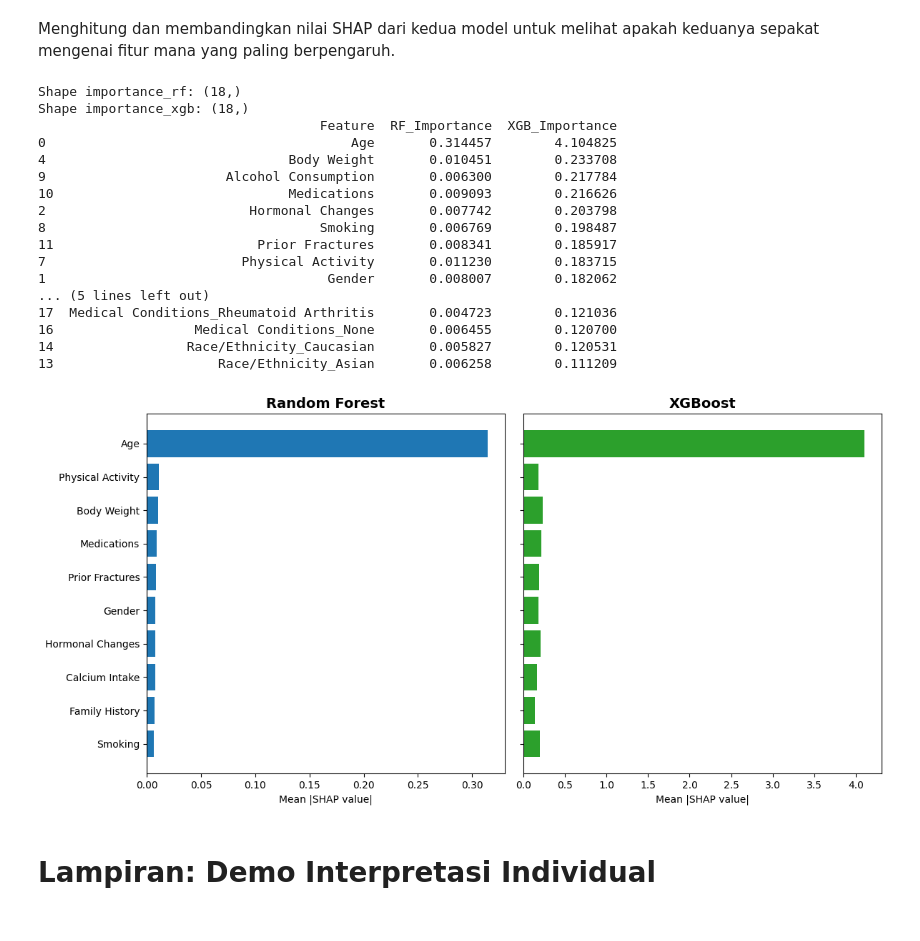
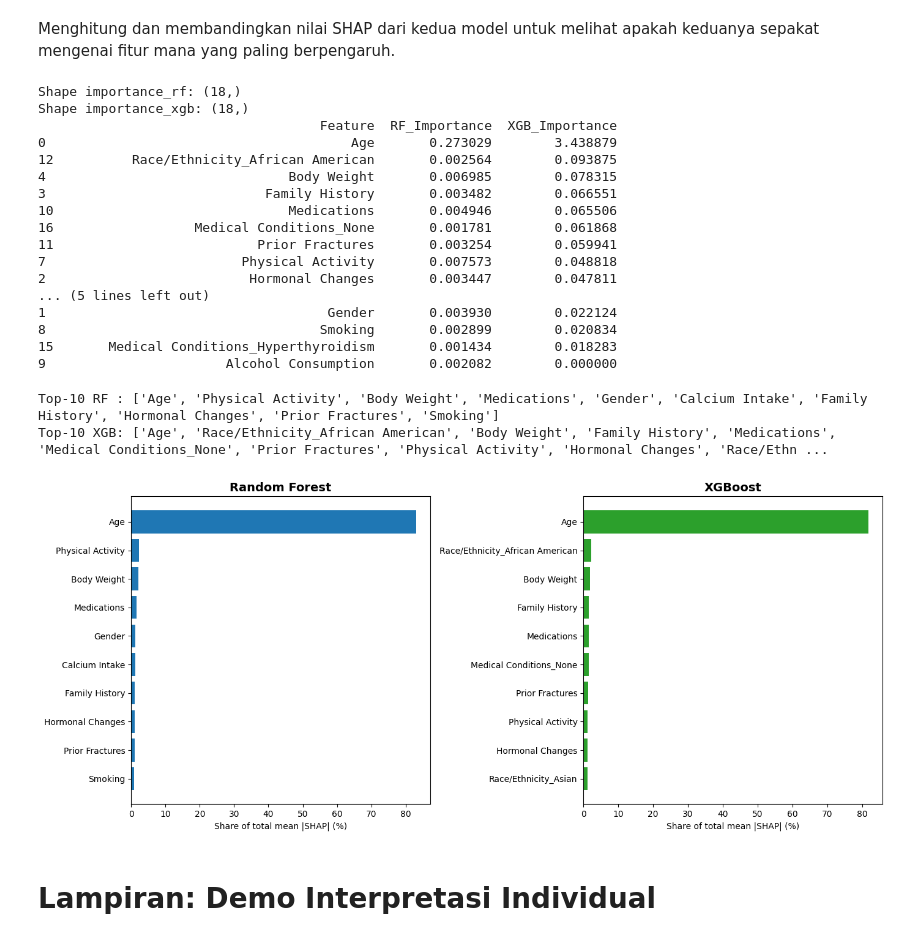
Before and after one commit to Ibnnii/osteoporosis-risk-classification, a Jupyter notebook: Osteoporosis.ipynb, the cells around one changed output. Cells and saved outputs as stored; diff of their text form; code cells hidden in the pictures.

```diff
--- a/Osteoporosis.ipynb
+++ b/Osteoporosis.ipynb
@@ -554,7 +843,7 @@ Seluruh analisis SHAP dikumpulkan dalam satu bagian ini secara berurutan: instal
 !pip install shap -q
 import shap
 # %%
-explainer = shap.TreeExplainer(xgb_model)
+explainer = shap.TreeExplainer(xgb_model_tuned)
 shap_values = explainer.shap_values(X_test)
 
 print("Shape SHAP values:", shap_values.shape)
@@ -562,7 +851,7 @@ print("Shape SHAP values:", shap_values.shape)
 Shape SHAP values: (392, 18)
 # %%
 # Buat explainer SHAP khusus untuk model Random Forest
-explainer_rf = shap.TreeExplainer(rf_model)
+explainer_rf = shap.TreeExplainer(rf_model_tuned)
 
 # Hitung nilai SHAP untuk seluruh data test menggunakan model Random Forest
 shap_values_rf = explainer_rf.shap_values(X_test)
@@ -702,17 +989,17 @@ print(df_importance_compare)
 Shape importance_rf: (18,)
 Shape importance_xgb: (18,)
                                     Feature  RF_Importance  XGB_Importance
-0                                       Age       0.314457        4.104825
-4                               Body Weight       0.010451        0.233708
-9                       Alcohol Consumption       0.006300        0.217784
-10                              Medications       0.009093        0.216626
-2                          Hormonal Changes       0.007742        0.203798
-8                                   Smoking       0.006769        0.198487
-11                          Prior Fractures       0.008341        0.185917
-7                         Physical Activity       0.011230        0.183715
-1                                    Gender       0.008007        0.182062
+0                                       Age       0.273029        3.438879
+12          Race/Ethnicity_African American       0.002564        0.093875
+4                               Body Weight       0.006985        0.078315
+3                            Family History       0.003482        0.066551
+10                              Medications       0.004946        0.065506
+16                  Medical Conditions_None       0.001781        0.061868
+11                          Prior Fractures       0.003254        0.059941
+7                         Physical Activity       0.007573        0.048818
+2                          Hormonal Changes       0.003447        0.047811
 ... (5 lines left out)
-17  Medical Conditions_Rheumatoid Arthritis       0.004723        0.121036
-16                  Medical Conditions_None       0.006455        0.120700
-14                 Race/Ethnicity_Caucasian       0.005827        0.120531
-13                     Race/Ethnicity_Asian       0.006258        0.111209
+1                                    Gender       0.003930        0.022124
+8                                   Smoking       0.002899        0.020834
+15       Medical Conditions_Hyperthyroidism       0.001434        0.018283
+9                       Alcohol Consumption       0.002082        0.000000
@@ -727,24 +1006,39 @@ importance_xgb_ordered = importance_xgb[order_idx]
+# %%
+# Top-10 fitur MASING-MASING model (berdasarkan porsi relatif mean |SHAP|)
+top_n = 10
+idx_rf = np.argsort(share_rf)[::-1][:top_n]
+idx_xgb = np.argsort(share_xgb)[::-1][:top_n]
+
+feat_rf, val_rf = X_test.columns[idx_rf].tolist(), share_rf[idx_rf]
+feat_xgb, val_xgb = X_test.columns[idx_xgb].tolist(), share_xgb[idx_xgb]
+
+print("Top-10 RF :", feat_rf)
+print("Top-10 XGB:", feat_xgb)
+# %% [output]
+Top-10 RF : ['Age', 'Physical Activity', 'Body Weight', 'Medications', 'Gender', 'Calcium Intake', 'Family History', 'Hormonal Changes', 'Prior Fractures', 'Smoking']
+Top-10 XGB: ['Age', 'Race/Ethnicity_African American', 'Body Weight', 'Family History', 'Medications', 'Medical Conditions_None', 'Prior Fractures', 'Physical Activity', 'Hormonal Changes', 'Race/Ethn ...
 # %%
-# Buat 2 bar chart berdampingan dengan SUMBU-Y YANG DIBAGI (sharey=True)
-# supaya nama fitur cuma muncul 1x di kiri, hemat tempat
-fig, axes = plt.subplots(1, 2, figsize=(12, 6), sharey=True)
-y_pos = np.arange(len(features_ordered))
+# Dua bar chart berdampingan; sumbu-y TIDAK dibagi karena tiap model punya top-10 sendiri
+fig, axes = plt.subplots(1, 2, figsize=(14, 6))
+y_pos = np.arange(top_n)
 
-axes[0].barh(y_pos, importance_rf_ordered[::-1], color='#1f77b4')
+axes[0].barh(y_pos, val_rf[::-1], color='#1f77b4')
 axes[0].set_yticks(y_pos)
-axes[0].set_yticklabels(features_ordered[::-1])
+axes[0].set_yticklabels(feat_rf[::-1])
 axes[0].set_title('Random Forest', fontsize=14, fontweight='bold')
-axes[0].set_xlabel('Mean |SHAP value|')
+axes[0].set_xlabel('Share of total mean |SHAP| (%)')
 
-axes[1].barh(y_pos, importance_xgb_ordered[::-1], color='#2ca02c')
+axes[1].barh(y_pos, val_xgb[::-1], color='#2ca02c')
+axes[1].set_yticks(y_pos)
+axes[1].set_yticklabels(feat_xgb[::-1])
 axes[1].set_title('XGBoost', fontsize=14, fontweight='bold')
-axes[1].set_xlabel('Mean |SHAP value|')
+axes[1].set_xlabel('Share of total mean |SHAP| (%)')
 
 plt.tight_layout()
 plt.savefig('figure_4_shap_bar.png', dpi=350, bbox_inches='tight')
 plt.show()
 # %% [output]
-[figure, old version]
+[figure, new version]
 # %% [markdown]
 # **Lampiran: Demo Interpretasi Individual**
 # %% [markdown]
```
Also changed, not shown: parts of 51 cells of this notebook, 3 other files.
